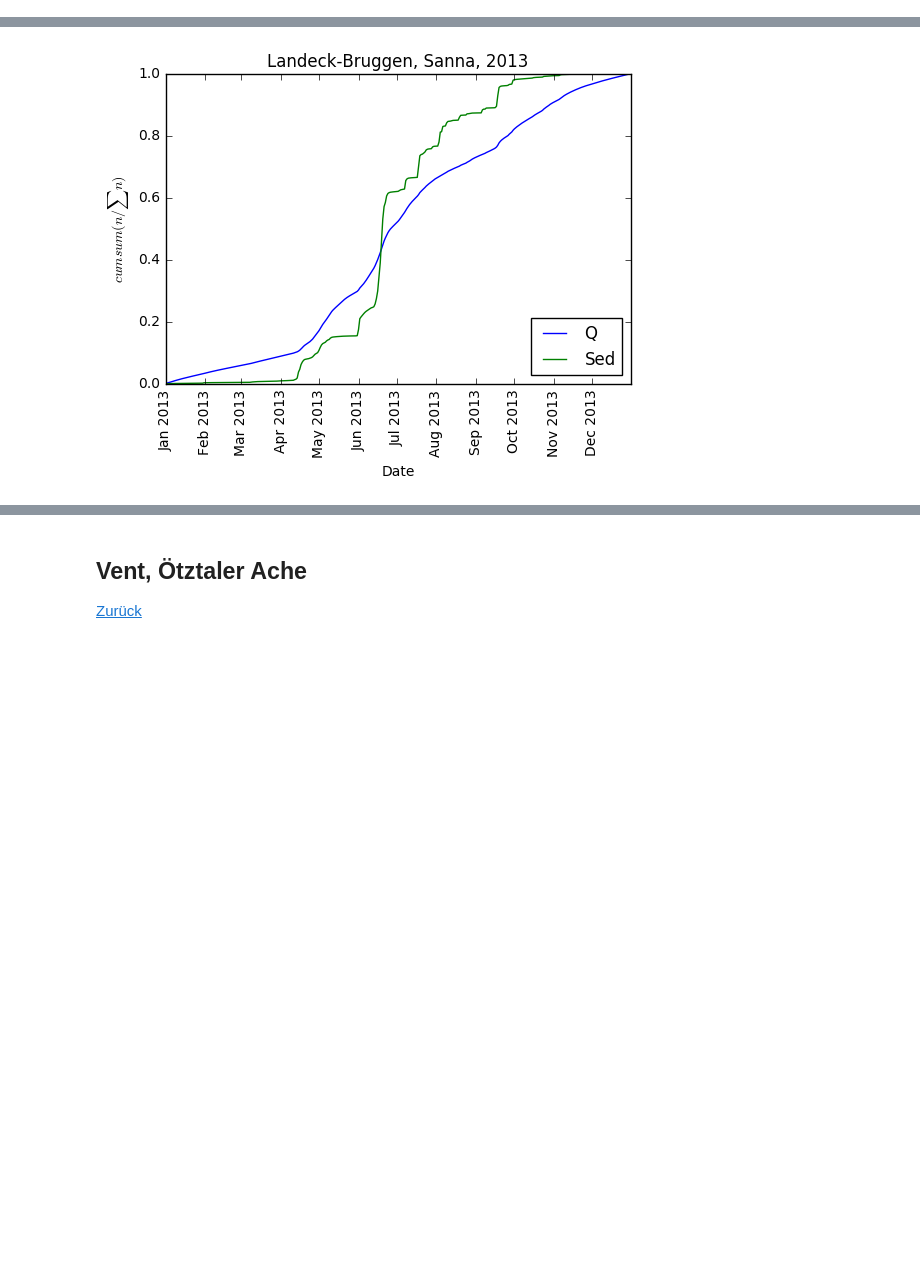
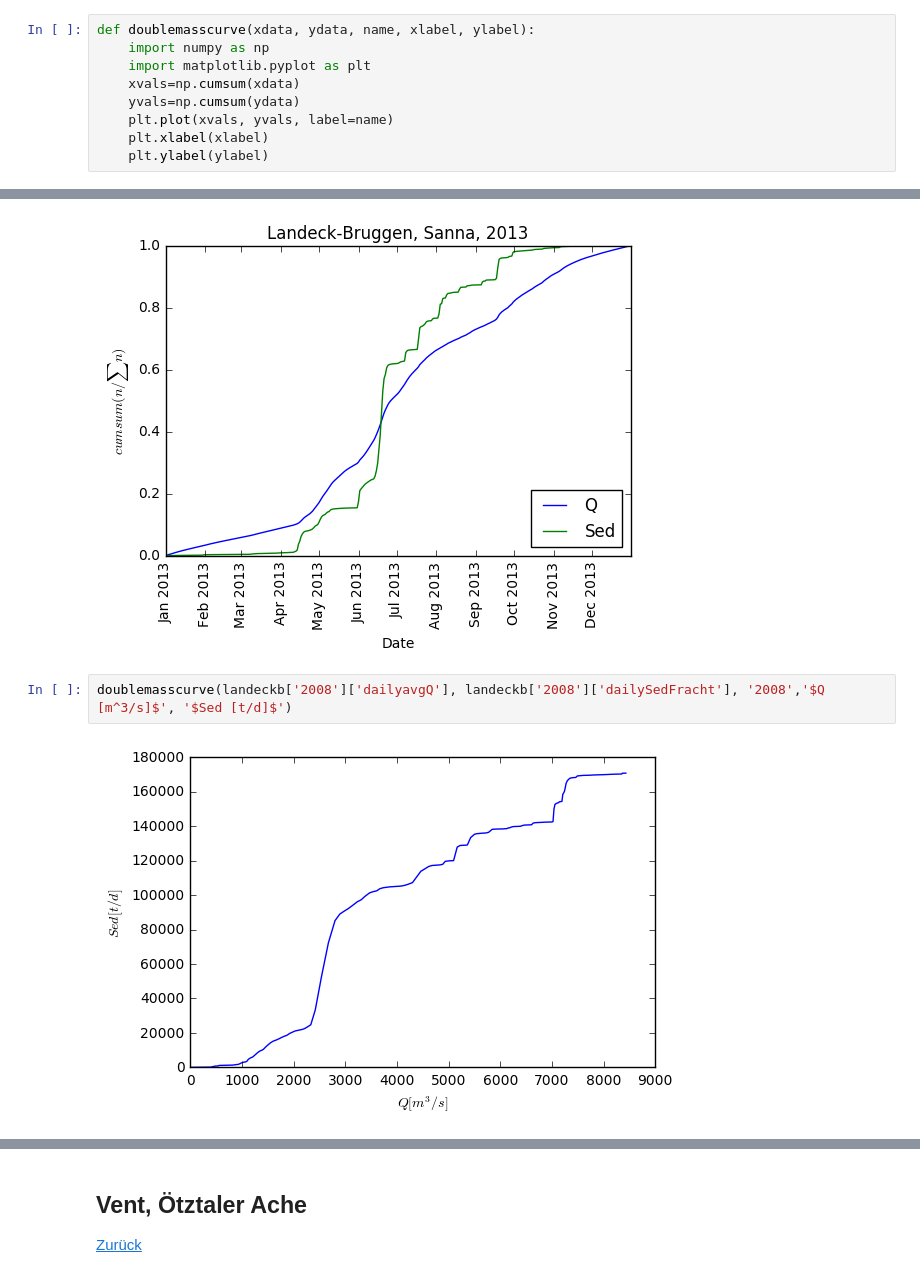
Before and after one commit to lucfr/lucfr-share, a Jupyter notebook: Longterm_Sedfracht_Pegel_Steckbriefe.ipynb, the cells around one changed output, grey strips where cells are left out. Cells and saved outputs as stored; diff of their text form; blank space fills up the shorter version.

```diff
--- a/Longterm_Sedfracht_Pegel_Steckbriefe.ipynb
+++ b/Longterm_Sedfracht_Pegel_Steckbriefe.ipynb
@@ -15,0 +22,9 @@ from eigene_plotting_functions import ecdf
+# %%
+def doublemasscurve(xdata, ydata, name, xlabel, ylabel):
+    import numpy as np
+    import matplotlib.pyplot as plt
+    xvals=np.cumsum(xdata)
+    yvals=np.cumsum(ydata)
+    plt.plot(xvals, yvals, label=name)
+    plt.xlabel(xlabel)
+    plt.ylabel(ylabel)
@@ -193,3 +219,7 @@ cumsum_vs_time(landeckb['2013']['dailyavgQ'], 'Q','Landeck-Bruggen, Sanna, 2013'
 cumsum_vs_time(landeckb['2013']['dailySedFracht'], 'Sed','Landeck-Bruggen, Sanna, 2013', '$cumsum(n/\sum n)$')
 # %% [output]
 [figure]
+# %%
+doublemasscurve(landeckb['2008']['dailyavgQ'], landeckb['2008']['dailySedFracht'], '2008','$Q [m^3/s]$', '$Sed [t/d]$')
+# %% [output]
+[figure, added]
```
Also changed, not shown: parts of 14 cells of this notebook.
